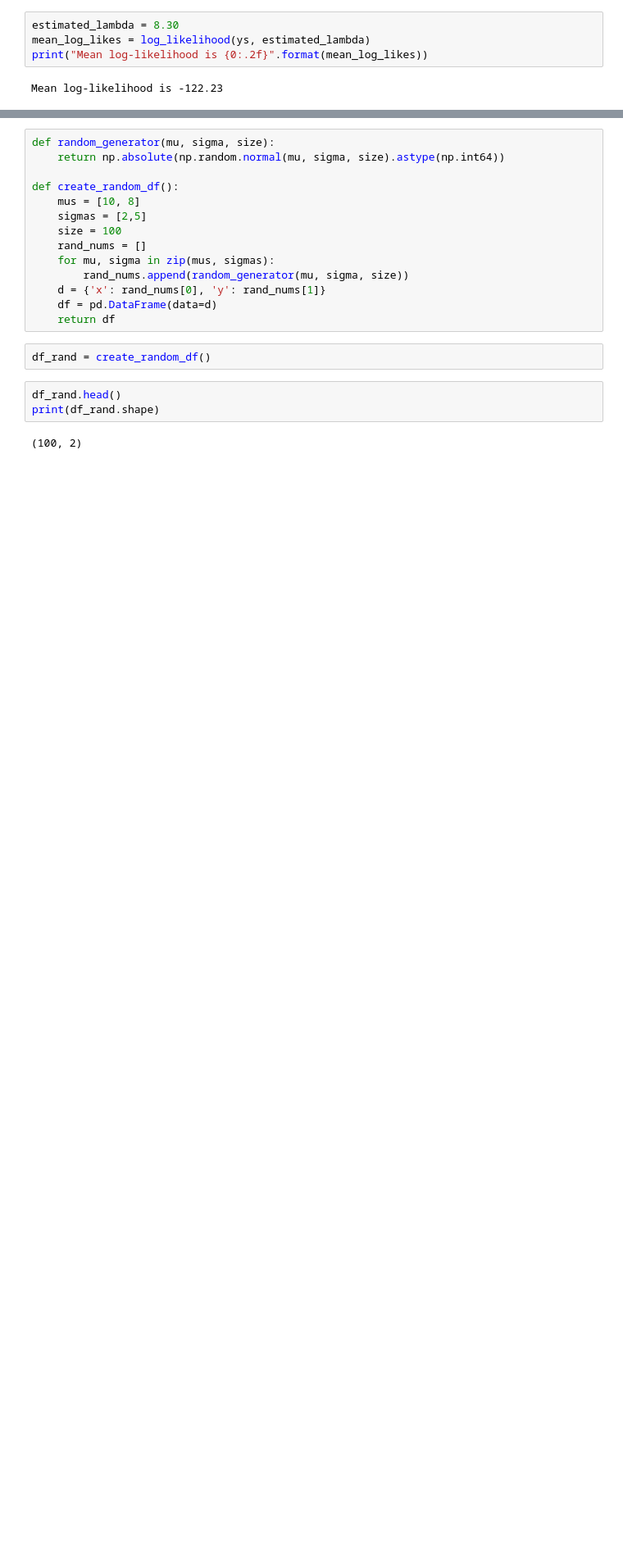
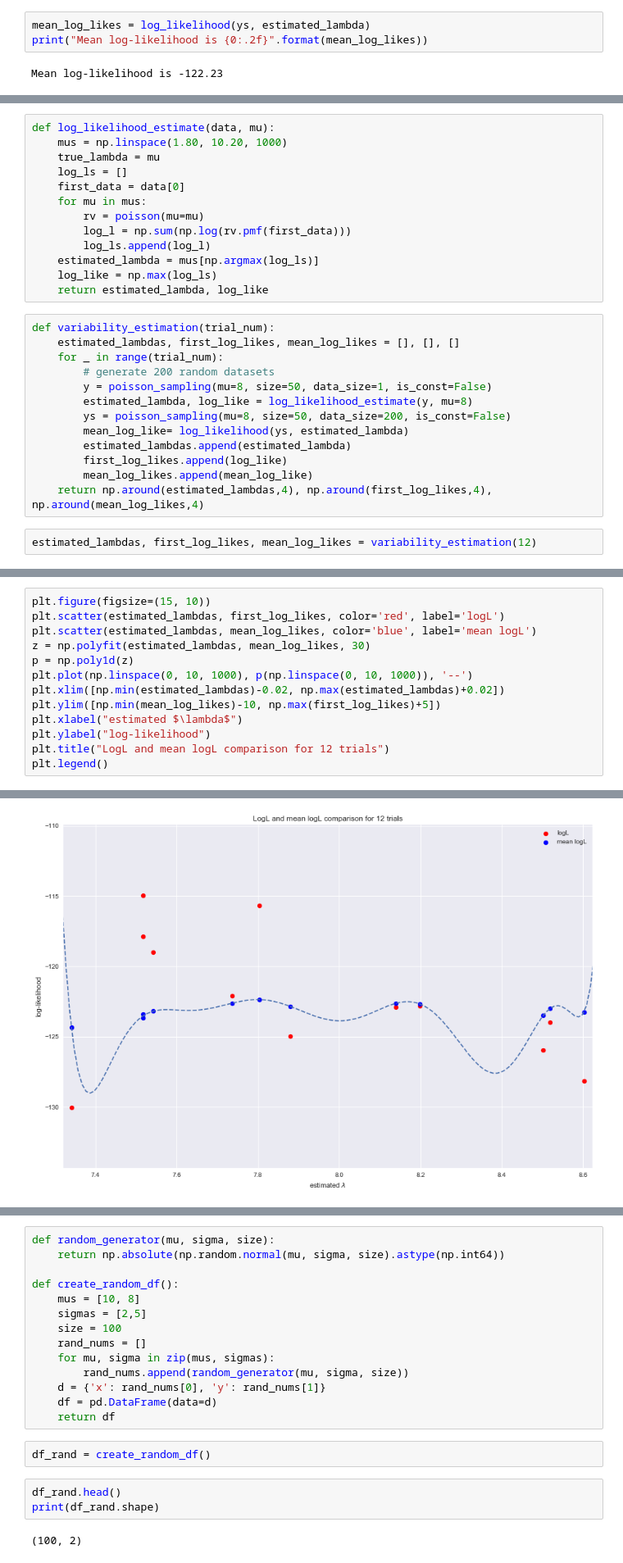
Before and after one commit to Juice178/stats-modeling, a Jupyter notebook: chapters/chapter_4.ipynb, the cells around one changed output, grey strips where cells are left out. Shown at 82% size. Drawn from its saved outputs; the diff is of its cells as text; blank space fills up the shorter version.

Commit message:
add plots of log-likelihood variability

```diff
--- a/chapters/chapter_4.ipynb
+++ b/chapters/chapter_4.ipynb
@@ -330,5 +334,4 @@ ys = poisson_sampling(mu=8, size=50, data_size=200, is_const=False)
 # %%
-estimated_lambda = 8.30
 mean_log_likes = log_likelihood(ys, estimated_lambda)
 print("Mean log-likelihood is {0:.2f}".format(mean_log_likes))
 # %% [output]
@@ -339,0 +345,28 @@ print(np.log(8.30))
+# %%
+def log_likelihood_estimate(data, mu):
+    mus = np.linspace(1.80, 10.20, 1000)
+    true_lambda = mu
+    log_ls = []
+    first_data = data[0]
+    for mu in mus:
+        rv = poisson(mu=mu)
+        log_l = np.sum(np.log(rv.pmf(first_data)))
+        log_ls.append(log_l)
+    estimated_lambda = mus[np.argmax(log_ls)]
+    log_like = np.max(log_ls)
+    return estimated_lambda, log_like
+# %%
+def variability_estimation(trial_num):
+    estimated_lambdas, first_log_likes, mean_log_likes = [], [], []
+    for _ in range(trial_num):
+        # generate 200 random datasets
+        y = poisson_sampling(mu=8, size=50, data_size=1, is_const=False)
+        estimated_lambda, log_like = log_likelihood_estimate(y, mu=8)
+        ys = poisson_sampling(mu=8, size=50, data_size=200, is_const=False)
+        mean_log_like= log_likelihood(ys, estimated_lambda)
+        estimated_lambdas.append(estimated_lambda)
+        first_log_likes.append(log_like)
+        mean_log_likes.append(mean_log_like)
+    return np.around(estimated_lambdas,4), np.around(first_log_likes,4), np.around(mean_log_likes,4)
+# %%
+estimated_lambdas, first_log_likes, mean_log_likes = variability_estimation(12)
@@ -339,0 +397,14 @@ print(np.log(8.30))
+# %%
+plt.figure(figsize=(15, 10))
+plt.scatter(estimated_lambdas, first_log_likes, color='red', label='logL')
+plt.scatter(estimated_lambdas, mean_log_likes, color='blue', label='mean logL')
+z = np.polyfit(estimated_lambdas, mean_log_likes, 30)
+p = np.poly1d(z)
+plt.plot(np.linspace(0, 10, 1000), p(np.linspace(0, 10, 1000)), '--')
+plt.xlim([np.min(estimated_lambdas)-0.02, np.max(estimated_lambdas)+0.02])
+plt.ylim([np.min(mean_log_likes)-10, np.max(first_log_likes)+5])
+plt.xlabel("estimated $\lambda$")
+plt.ylabel("log-likelihood")
+plt.title("LogL and mean logL comparison for 12 trials")
+plt.legend()
+# %% [output]
@@ -339,0 +412 @@ print(np.log(8.30))
+[figure, added]
```
Also changed, not shown: parts of 23 cells of this notebook.
